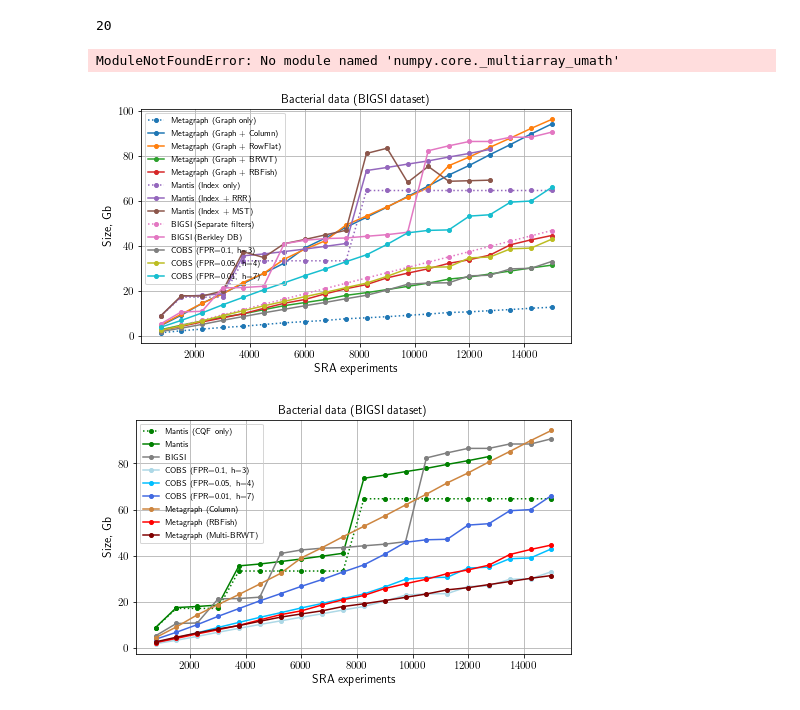
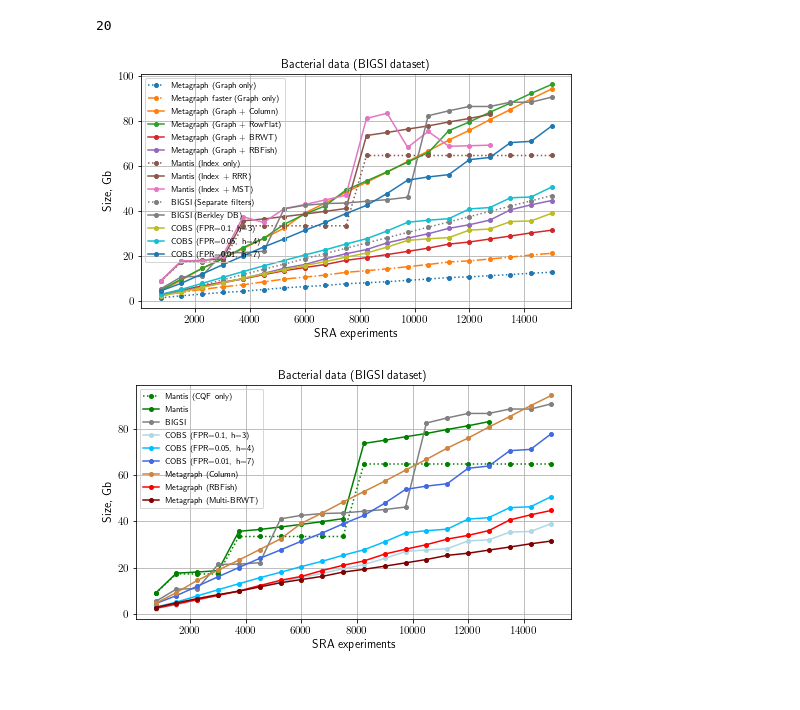
Before and after one commit to ratschlab/metagraph, a Jupyter notebook: projects/BIGSI/scalability.ipynb, the cells around one changed output. Cells and saved outputs as stored; diff of their text form; code cells hidden in the pictures.

Commit message:
updated results for COBS (after they fixed fasle negatives)

```diff
--- a/projects/BIGSI/scalability.ipynb
+++ b/projects/BIGSI/scalability.ipynb
@@ -32,6 +32,7 @@ plt.rcParams.update(params)
 DIR = '/cluster/home/mikhaika/metagenome/data/BIGSI/subsets/'
 
 graph_size = []
+graph_faster_size = []
 annotation_size_column = []
 annotation_size_flat = []
 annotation_size_brwt = []
@@ -41,6 +42,9 @@ for i in range(750, 15001, 750):
     graph_size.append(os.path.getsize(DIR + 'graph_subset_{}.dbg'.format(i))
                         + os.path.getsize(DIR + 'graph_subset_{}.edgemask'.format(i)))
 
+    graph_faster_size.append(os.path.getsize(DIR + 'metagraph_faster/graph_subset_{}.faster.dbg'.format(i))
+                                + os.path.getsize(DIR + 'metagraph_faster/graph_subset_{}.faster.edgemask'.format(i)))
+
     annotation_size_column.append(os.path.getsize(DIR + 'annotation_subset_{}.column.annodbg'.format(i)))
     annotation_size_flat.append(os.path.getsize(DIR + 'annotation_subset_{}.flat.annodbg'.format(i)))
     annotation_size_brwt.append(os.path.getsize(DIR + 'annotation_subset_{}.brwt.annodbg'.format(i)))
@@ -49,9 +53,10 @@ for i in range(750, 15001, 750):
     except:
         annotation_size_rbfish.append(np.nan)
 
-results = pd.DataFrame(columns=['n_samples', 'graph', 'anno_column', 'anno_flat', 'anno_brwt', 'anno_rbfish'],
+results = pd.DataFrame(columns=['n_samples', 'graph', 'graph_faster', 'anno_column', 'anno_flat', 'anno_brwt', 'anno_rbfish'],
                        data=zip(list(range(750, 15001, 750)),
                                 graph_size,
+                                graph_faster_size,
                                 annotation_size_column,
                                 annotation_size_flat,
                                 annotation_size_brwt,
@@ -138,6 +143,10 @@ ax = axes
 lines = ax.plot(results.n_samples,
                 results.graph / 10**9,
                 marker='o', ms=4, label='Metagraph (Graph only)', linestyle=':')
+
+lines = ax.plot(results.n_samples,
+                results.graph_faster / 10**9,
+                marker='o', ms=4, label='Metagraph faster (Graph only)', linestyle='-.')
 
 ax.plot(results.n_samples,
         (results.graph + results.anno_column) / 10**9,
@@ -179,35 +188,34 @@ ax.plot(results.n_samples, results.bigsi_db / 10**9,
 
 # ax.plot(results.n_samples, results.cobs_h1_fpr30 / 10**9,
 #         marker='o', ms=4, label='COBS (FPR=0.3, h=1)')
 
 for (h, fpr) in [#(1, 30),
                  #(1, 10), (3, 10),
                  #(1, 5), (2, 5), (3, 5), (4, 5),
                  #(1, 1), (2, 1), (3, 1), (4, 1), (5, 1)
                  (3, 10), (4, 5), (7, 1)]:
     ax.plot(results.n_samples, results['cobs_h{}_fpr{}'.format(h, fpr)] / 10**9,
             marker='o', ms=4, label='COBS (FPR={}, h={})'.format(fpr / 100, h))
 
 ax.set_title('Bacterial data (BIGSI dataset)')
 ax.set_xlabel('SRA experiments')
 ax.set_ylabel('Size, Gb')
 #     ax.set_xlim([-1e9, 25e9])
 #ax.set_xticks(np.array(k_array))
 ax.grid(True)
 #     ax.legend(loc='best')
 
 legend = ax.legend(loc="best", fontsize=8)
 legend.get_frame().set_facecolor('none')
 # plt.ylim([-5, 110])
 # axes[1].set_ylim([-1e-1, 75])
 # plt.yscale('symlog')
 
 plt.tight_layout()
 plt.savefig('graph_scalability_all.pdf', format='pdf', bbox_inches='tight')
 plt.show()
 # %% [output]
-ModuleNotFoundError: No module named 'numpy.core._multiarray_umath'
-[figure, old version]
+[figure, new version]
 # %%
 width = 3.487 * 1.5 * 1.3
 height = width / 1.618
@@ -276,4 +284,4 @@ plt.tight_layout()
 plt.savefig('graph_scalability.pdf', format='pdf', bbox_inches='tight')
 plt.show()
 # %% [output]
-[figure, old version]
+[figure, new version]
```
